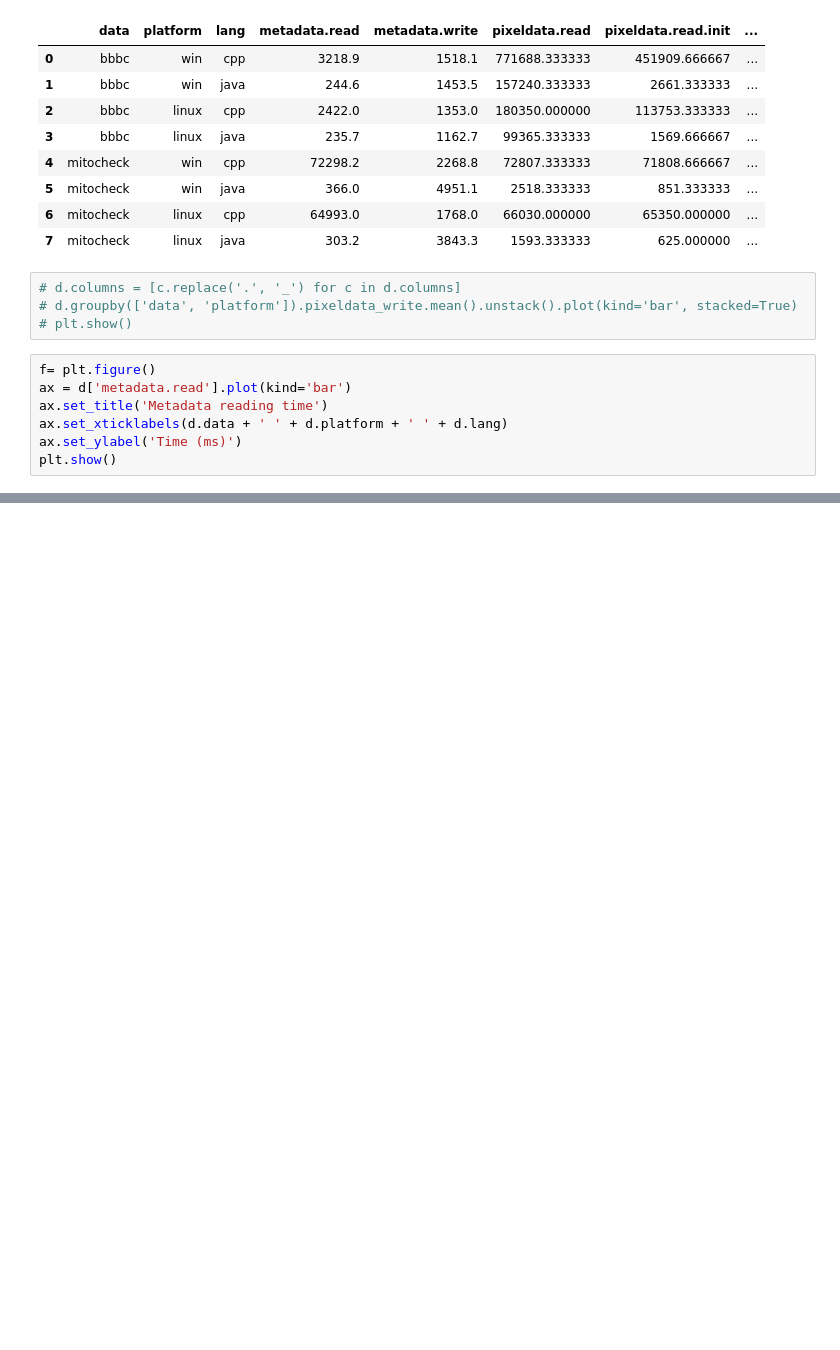
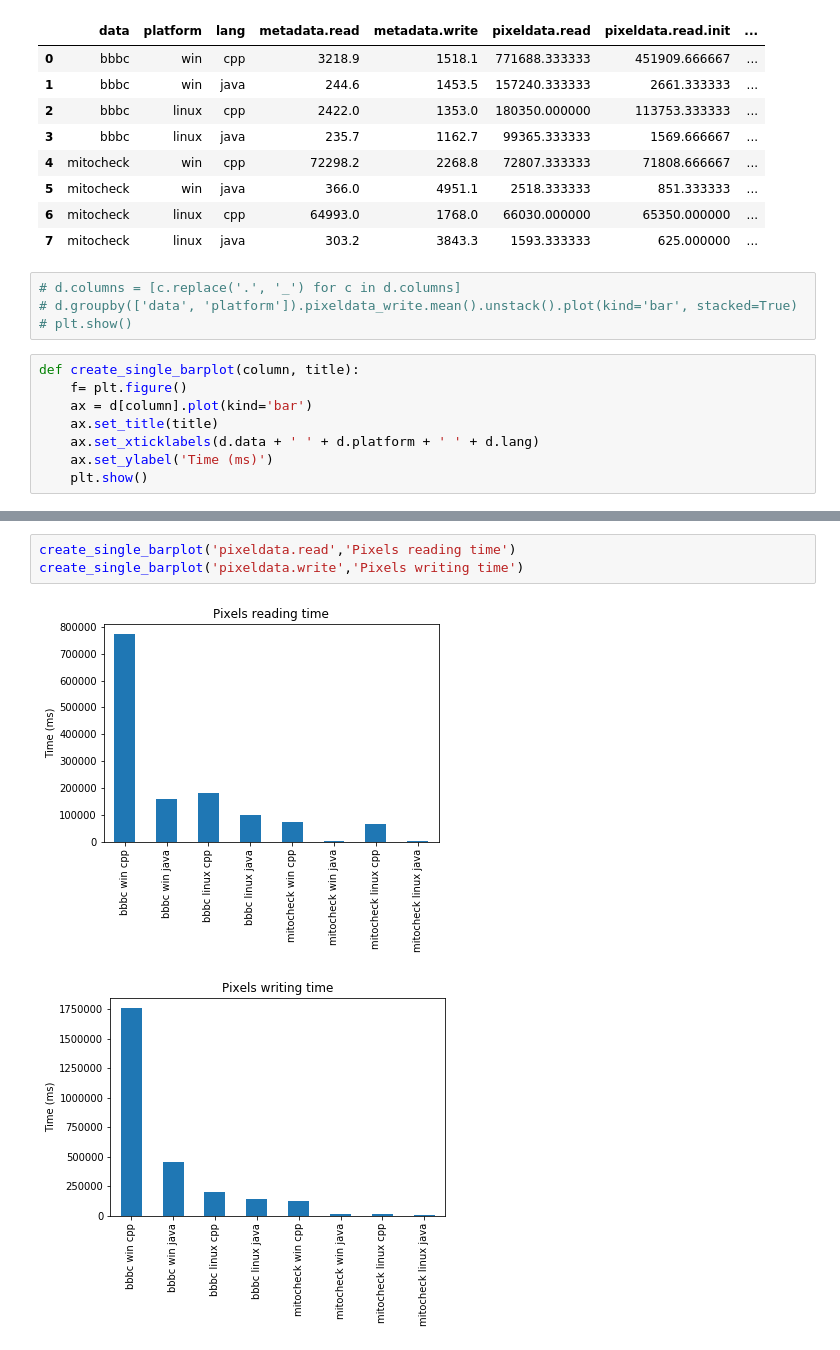
Before and after one commit to ome/ome-files-performance, a Jupyter notebook: Statistics.ipynb, the cells around one changed output, grey strips where cells are left out. Saved outputs shown, nothing was run; the diff lists cells and outputs as text; blank space fills up the shorter version.

```diff
--- a/Statistics.ipynb
+++ b/Statistics.ipynb
@@ -52,9 +52,10 @@ d
 # d.groupby(['data', 'platform']).pixeldata_write.mean().unstack().plot(kind='bar', stacked=True)
 # plt.show()
 # %%
-f= plt.figure()
-ax = d['metadata.read'].plot(kind='bar')
-ax.set_title('Metadata reading time')
-ax.set_xticklabels(d.data + ' ' + d.platform + ' ' + d.lang)
-ax.set_ylabel('Time (ms)')
-plt.show()
+def create_single_barplot(column, title):
+    f= plt.figure()
+    ax = d[column].plot(kind='bar')
+    ax.set_title(title)
+    ax.set_xticklabels(d.data + ' ' + d.platform + ' ' + d.lang)
+    ax.set_ylabel('Time (ms)')
+    plt.show()
@@ -160,0 +93,6 @@ plt.show()
+# %%
+create_single_barplot('pixeldata.read','Pixels reading time')
+create_single_barplot('pixeldata.write','Pixels writing time')
+# %% [output]
+[figure, added]
+[figure, added]
```
Also changed, not shown: parts of 13 cells of this notebook.
